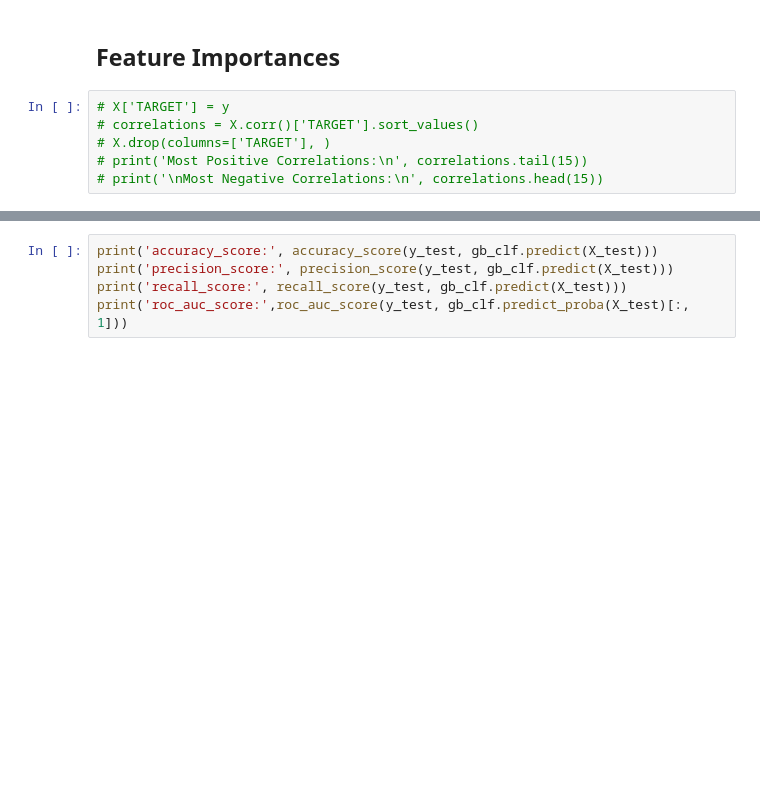
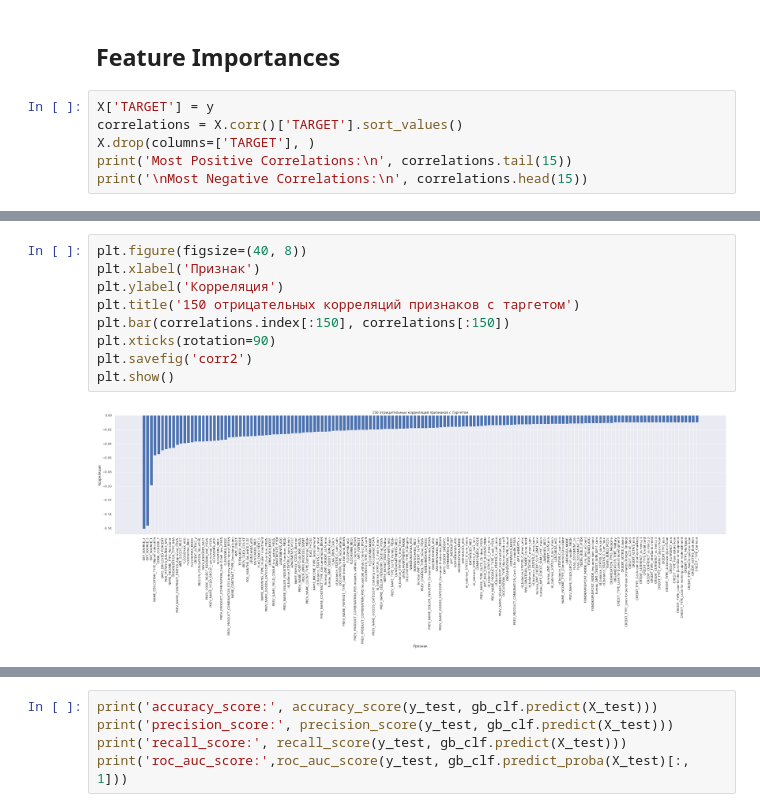
Before and after one commit to artakhm/HomeCredit, a Jupyter notebook: home_credit.ipynb, the cells around one changed output, grey strips where cells are left out. Saved outputs shown, nothing was run; the diff lists cells and outputs as text; blank space fills up the shorter version.

```diff
--- a/home_credit.ipynb
+++ b/home_credit.ipynb
@@ -53,8 +53,8 @@ y=train['TARGET']
 # %% [markdown]
 ## Feature Importances
 # %%
-# X['TARGET'] = y
-# correlations = X.corr()['TARGET'].sort_values()
-# X.drop(columns=['TARGET'], )
-# print('Most Positive Correlations:\n', correlations.tail(15))
-# print('\nMost Negative Correlations:\n', correlations.head(15))
+X['TARGET'] = y
+correlations = X.corr()['TARGET'].sort_values()
+X.drop(columns=['TARGET'], )
+print('Most Positive Correlations:\n', correlations.tail(15))
+print('\nMost Negative Correlations:\n', correlations.head(15))
@@ -60,0 +79,11 @@ y=train['TARGET']
+# %%
+plt.figure(figsize=(40, 8))
+plt.xlabel('Признак')
+plt.ylabel('Корреляция')
+plt.title('150 отрицательных корреляций признаков с таргетом')
+plt.bar(correlations.index[:150], correlations[:150])
+plt.xticks(rotation=90)
+plt.savefig('corr2')
+plt.show()
+# %% [output]
+[figure, added]
```
Also changed, not shown: parts of 9 cells of this notebook.
